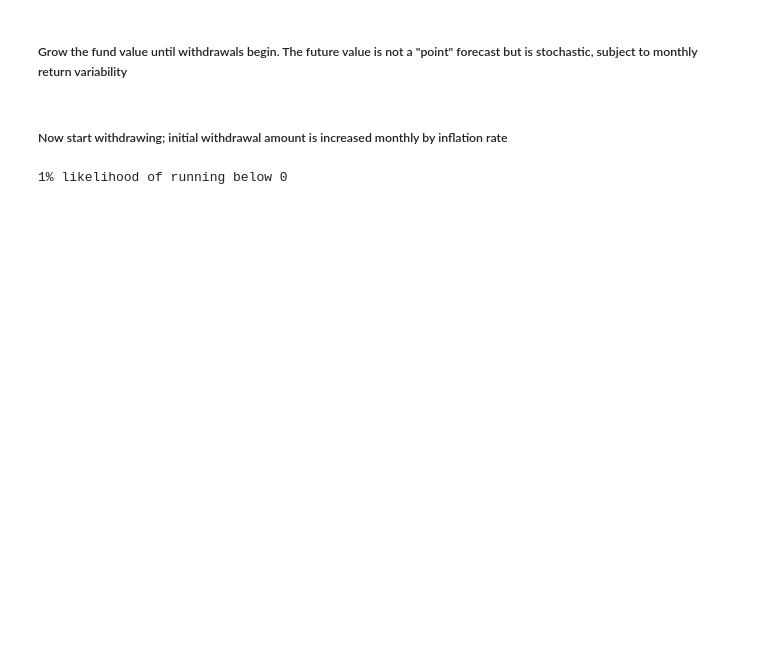
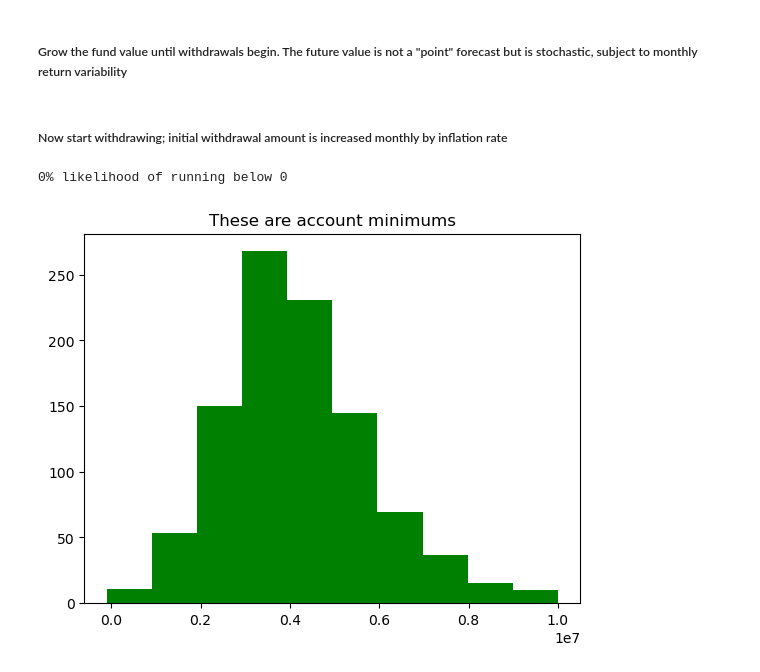
Before and after one commit to tbrownex/Investing, a Jupyter notebook: Portfolio Monte Carlo.ipynb, the cells around one changed output. Cells and saved outputs as stored; diff of their text form; code cells hidden in the pictures; blank space fills up the shorter version.

```diff
--- a/Portfolio Monte Carlo.ipynb
+++ b/Portfolio Monte Carlo.ipynb
@@ -130,7 +111,13 @@ for fv in fundvals:
 # %%
-neg = [x for x in l if x < 0]
-below0 = len(neg) / len(l)
+neg = [x for x in fvMinimums if x < 0]
+below0 = len(neg) / len(fvMinimums)
 print("{:.0%} likelihood of running below 0".format(below0))
 # %% [output]
-1% likelihood of running below 0
+0% likelihood of running below 0
+# %%
+plt.hist(fvMinimums, 10, range=[-1e5, 1e7], facecolor='green', align='mid')
+plt.title("These are account minimums")
+plt.show()
+# %% [output]
+[figure, added]
 # %%
```
Also changed, not shown: parts of 8 cells of this notebook, 7 other files.
